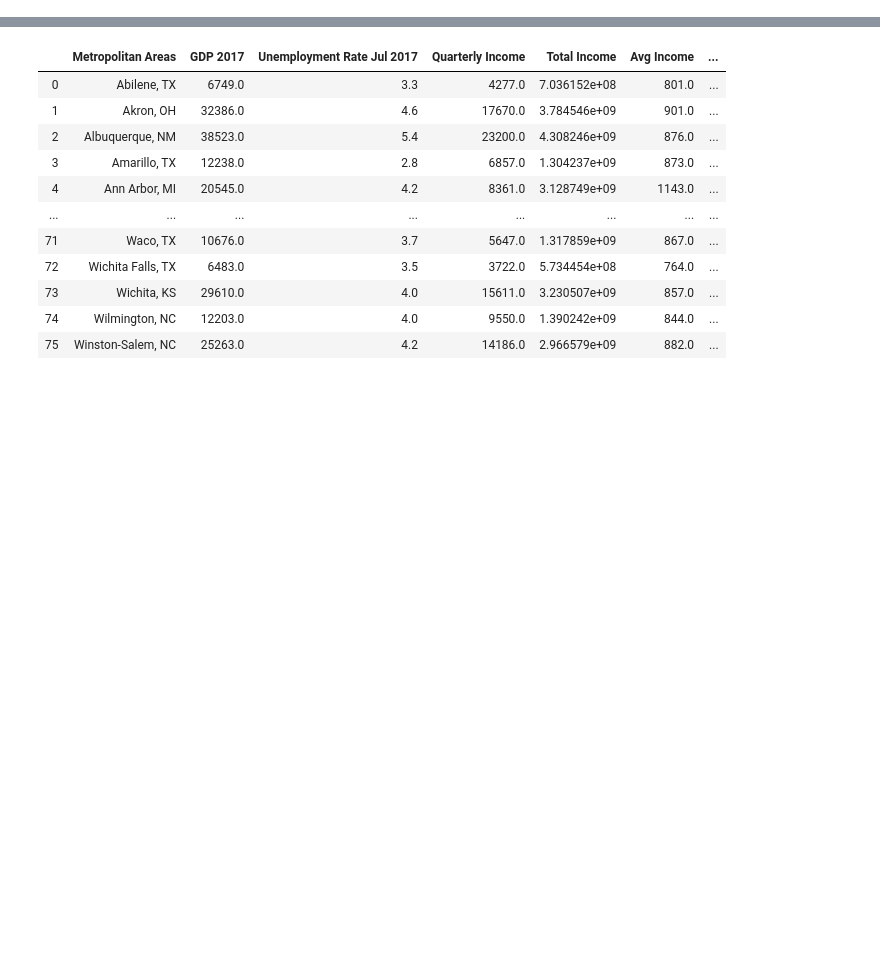
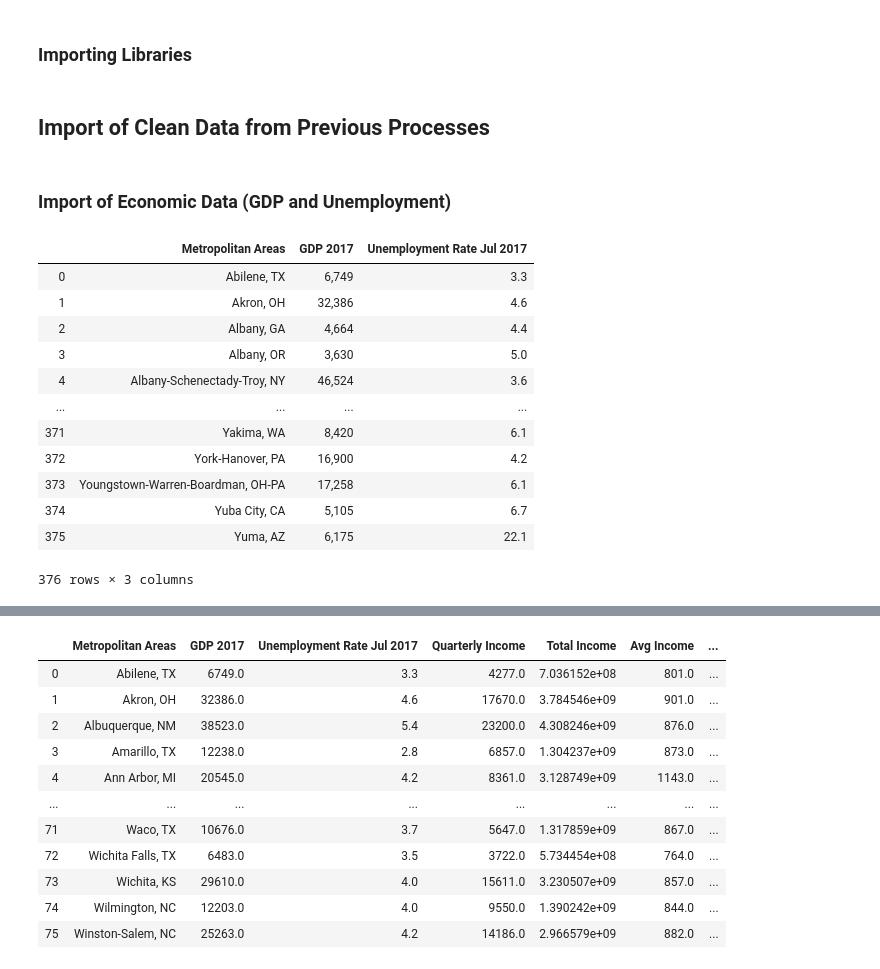
Before and after one commit to Emi-Babu/5G-Network-Analysis, a Jupyter notebook: 0_first_attempt/2_merged_data/merged_notebook.ipynb, the cells around one changed output, grey strips where cells are left out. Saved outputs shown, nothing was run; the diff lists cells and outputs as text; code cells hidden in the pictures; blank space fills up the shorter version.

```diff
--- a/0_first_attempt/2_merged_data/merged_notebook.ipynb
+++ b/0_first_attempt/2_merged_data/merged_notebook.ipynb
@@ -224,0 +4,2 @@ total_df
+# %% [markdown]
+### Importing Libraries
@@ -224,0 +9,25 @@ total_df
+# %% [markdown]
+## Import of Clean Data from Previous Processes
+# %% [markdown]
+### Import of Economic Data (GDP and Unemployment)
+# %%
+# Import of Economic Data resulting of the cleanning process
+economy_df = pd.read_csv("../1_cesar_economic_data/output/economic_clean.csv")
+# Drop the index loaded from the csv file
+economy_df = economy_df.drop(['Unnamed: 0'], axis=1)
+# Print the clean economic data
+economy_df
+# %% [output]
+|  | Metropolitan Areas | GDP 2017 | Unemployment Rate Jul 2017 |
+| 0 | Abilene, TX | 6,749 | 3.3 |
+| 1 | Akron, OH | 32,386 | 4.6 |
+| 2 | Albany, GA | 4,664 | 4.4 |
+| 3 | Albany, OR | 3,630 | 5.0 |
+| 4 | Albany-Schenectady-Troy, NY | 46,524 | 3.6 |
+| ... | ... | ... | ... |
+| 371 | Yakima, WA | 8,420 | 6.1 |
+| 372 | York-Hanover, PA | 16,900 | 4.2 |
+| 373 | Youngstown-Warren-Boardman, OH-PA | 17,258 | 6.1 |
+| 374 | Yuba City, CA | 5,105 | 6.7 |
+| 375 | Yuma, AZ | 6,175 | 22.1 |
+376 rows × 3 columns
```
Also changed, not shown: parts of 57 cells of this notebook, 2 other files.
